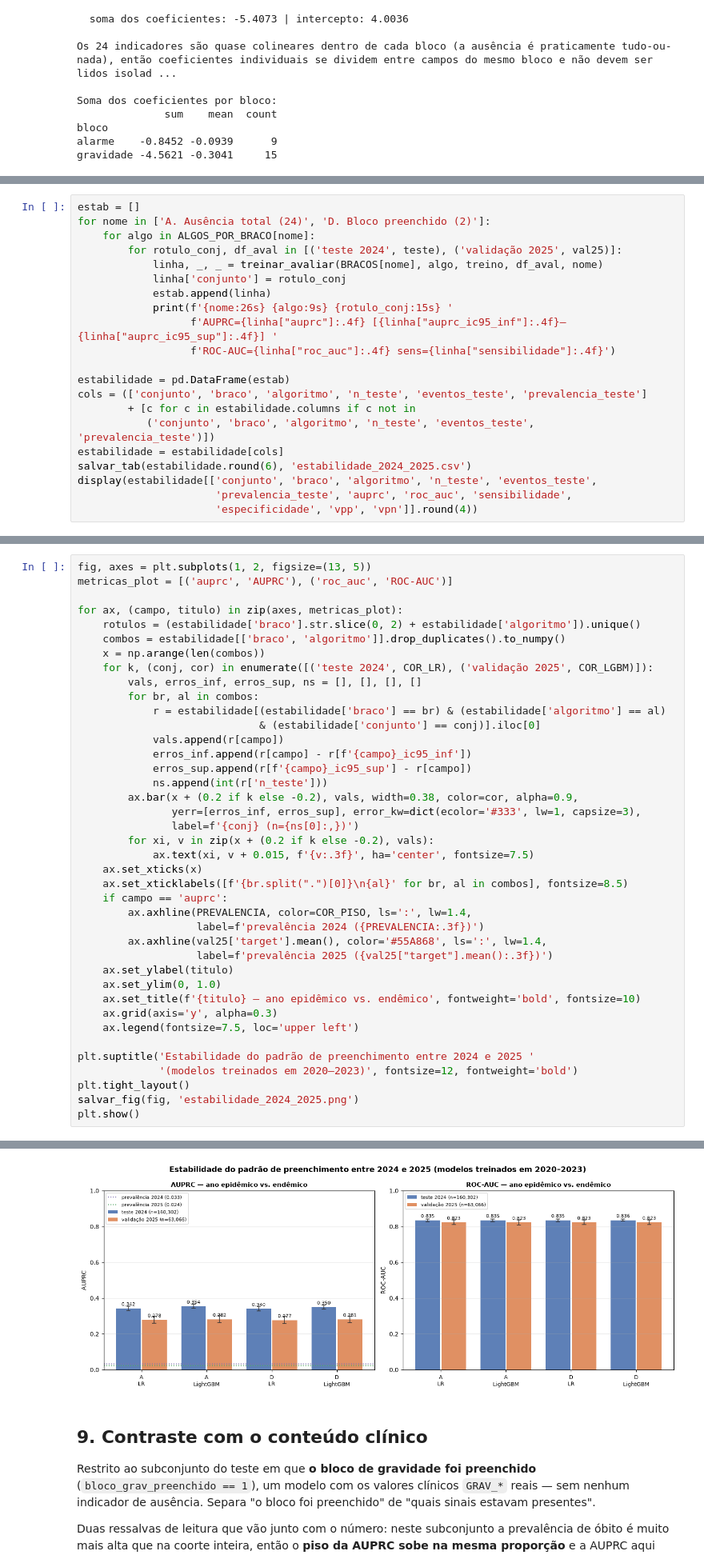
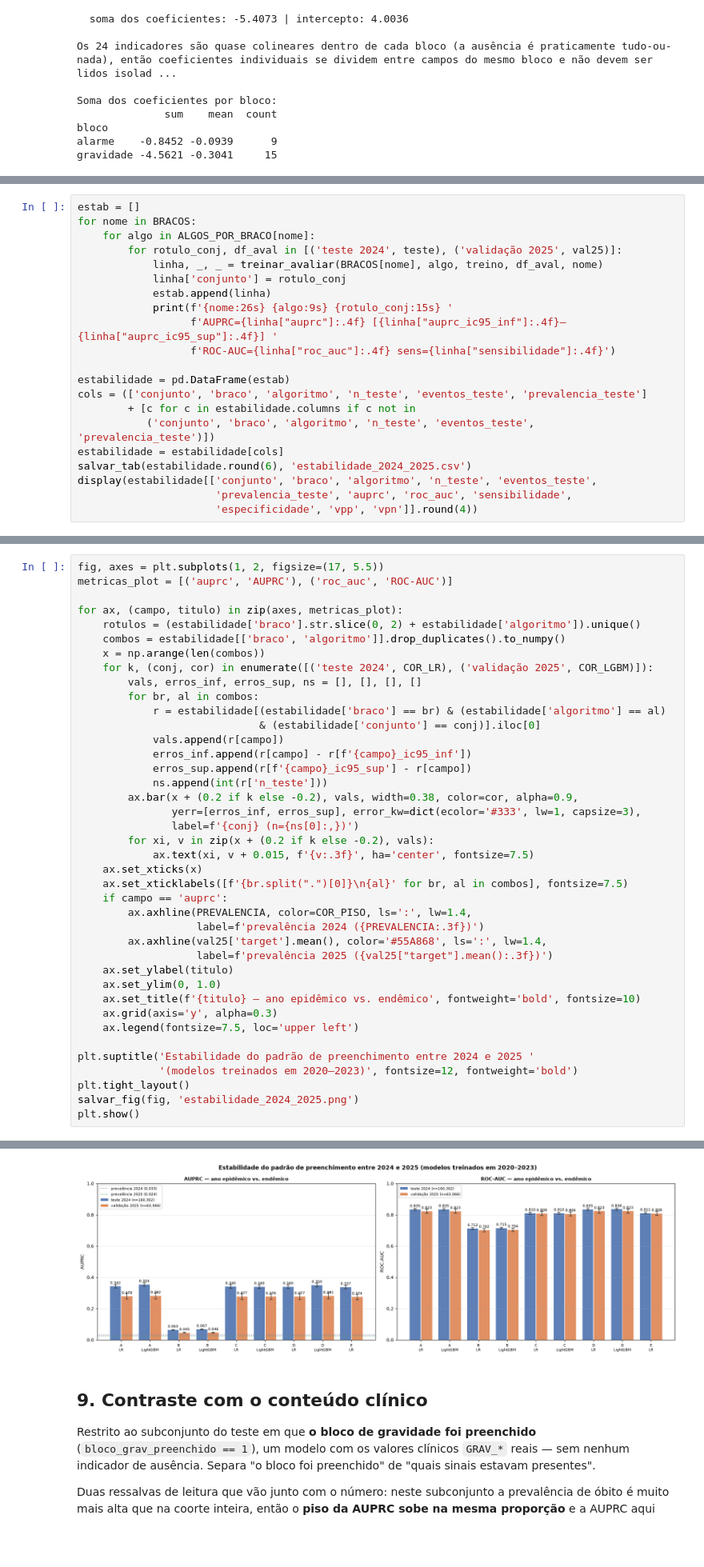
Before and after one commit to jorgedss/dengue_ml_project, a Jupyter notebook: notebooks/diagnostico/06_diagnostico_ausencia/diagnostico_ausencia.ipynb, the cells around one changed output, grey strips where cells are left out. Shown at 80% size. Cells and saved outputs as stored; diff of their text form; blank space fills up the shorter version.

```diff
--- a/notebooks/diagnostico/06_diagnostico_ausencia/diagnostico_ausencia.ipynb
+++ b/notebooks/diagnostico/06_diagnostico_ausencia/diagnostico_ausencia.ipynb
@@ -839,7 +839,7 @@ determinística também é recalculada. Se o padrão de preenchimento for um art
 específico, a diferença aparece aqui.
 # %%
 estab = []
-for nome in ['A. Ausência total (24)', 'D. Bloco preenchido (2)']:
+for nome in BRACOS:
     for algo in ALGOS_POR_BRACO[nome]:
         for rotulo_conj, df_aval in [('teste 2024', teste), ('validação 2025', val25)]:
             linha, _, _ = treinar_avaliar(BRACOS[nome], algo, treino, df_aval, nome)
@@ -904,5 +922,5 @@ Figura: AUPRC e VPP dos braços A e D em 2024 e em 2025, lado a lado, com a qued
 # %%
-fig, axes = plt.subplots(1, 2, figsize=(13, 5))
+fig, axes = plt.subplots(1, 2, figsize=(17, 5.5))
 metricas_plot = [('auprc', 'AUPRC'), ('roc_auc', 'ROC-AUC')]
 
 for ax, (campo, titulo) in zip(axes, metricas_plot):
@@ -915,35 +933,35 @@ for ax, (campo, titulo) in zip(axes, metricas_plot):
             r = estabilidade[(estabilidade['braco'] == br) & (estabilidade['algoritmo'] == al)
                              & (estabilidade['conjunto'] == conj)].iloc[0]
             vals.append(r[campo])
             erros_inf.append(r[campo] - r[f'{campo}_ic95_inf'])
             erros_sup.append(r[f'{campo}_ic95_sup'] - r[campo])
             ns.append(int(r['n_teste']))
         ax.bar(x + (0.2 if k else -0.2), vals, width=0.38, color=cor, alpha=0.9,
                yerr=[erros_inf, erros_sup], error_kw=dict(ecolor='#333', lw=1, capsize=3),
                label=f'{conj} (n={ns[0]:,})')
         for xi, v in zip(x + (0.2 if k else -0.2), vals):
             ax.text(xi, v + 0.015, f'{v:.3f}', ha='center', fontsize=7.5)
     ax.set_xticks(x)
-    ax.set_xticklabels([f'{br.split(".")[0]}\n{al}' for br, al in combos], fontsize=8.5)
+    ax.set_xticklabels([f'{br.split(".")[0]}\n{al}' for br, al in combos], fontsize=7.5)
     if campo == 'auprc':
         ax.axhline(PREVALENCIA, color=COR_PISO, ls=':', lw=1.4,
                    label=f'prevalência 2024 ({PREVALENCIA:.3f})')
         ax.axhline(val25['target'].mean(), color='#55A868', ls=':', lw=1.4,
                    label=f'prevalência 2025 ({val25["target"].mean():.3f})')
     ax.set_ylabel(titulo)
     ax.set_ylim(0, 1.0)
     ax.set_title(f'{titulo} — ano epidêmico vs. endêmico', fontweight='bold', fontsize=10)
     ax.grid(axis='y', alpha=0.3)
     ax.legend(fontsize=7.5, loc='upper left')
 
 plt.suptitle('Estabilidade do padrão de preenchimento entre 2024 e 2025 '
              '(modelos treinados em 2020–2023)', fontsize=12, fontweight='bold')
 plt.tight_layout()
 salvar_fig(fig, 'estabilidade_2024_2025.png')
 plt.show()
 # %% [output]
 [figura] analysis/plots/diagnostico_ausencia/estabilidade_2024_2025.png
-[figure, old version]
+[figure, new version]
 # %% [markdown]
 ## 9. Contraste com o conteúdo clínico
 
```
Also changed, not shown: parts of 30 cells of this notebook.
